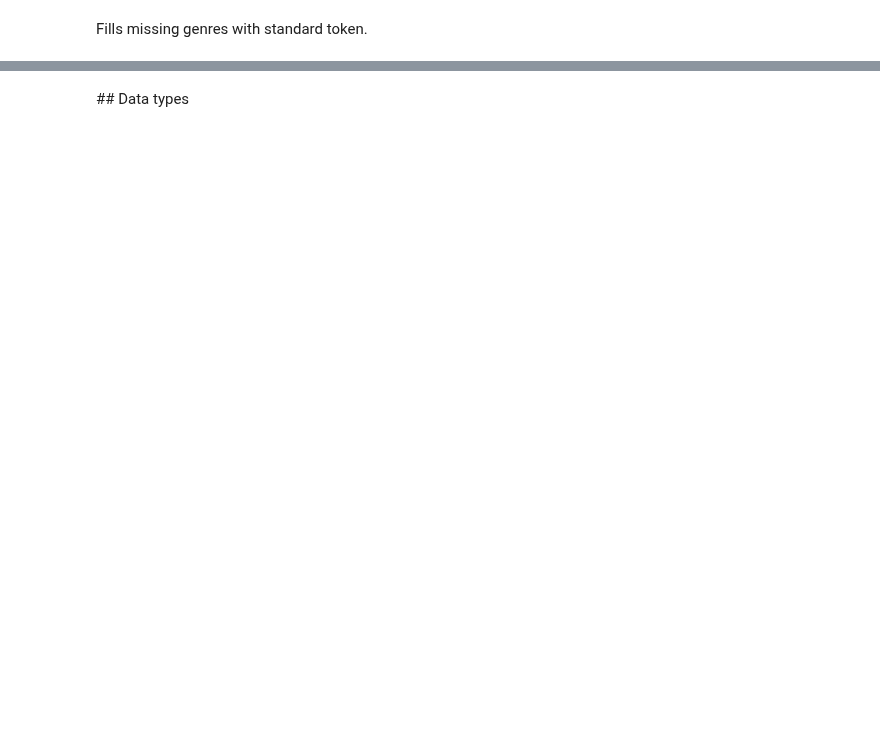
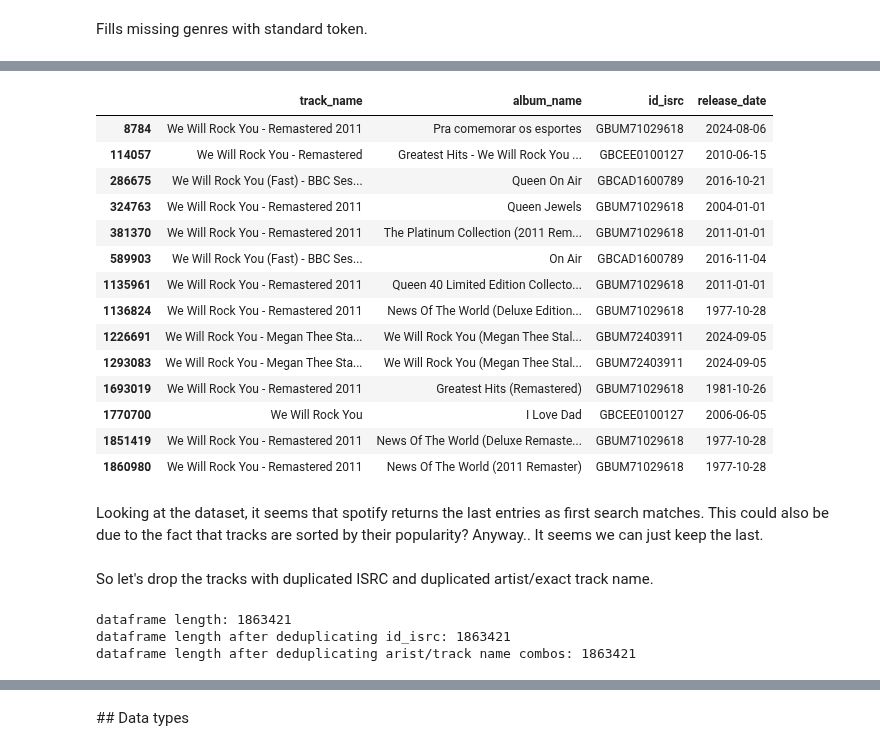
Before and after one commit to peppedilillo/toposonico, a Jupyter notebook: notebooks/06_cleaning.ipynb, the cells around one changed output, grey strips where cells are left out. Drawn from its saved outputs; the diff is of its cells as text; code cells hidden in the pictures; blank space fills up the shorter version.

```diff
--- a/notebooks/06_cleaning.ipynb
+++ b/notebooks/06_cleaning.ipynb
@@ -64,0 +90,22 @@ df["artist_genres"] = df["artist_genres"].fillna(value="<GENRE_UNKNOWN>")
+# %%
+duplicated_id_isrc = _df[_df.duplicated("id_isrc", keep=False)][["track_name", "album_name", "id_isrc", "release_date"]]
+duplicated_id_isrc[duplicated_id_isrc["track_name"].str.lower().str.startswith("we will")]
+# %% [output]
+|  | track_name | album_name | id_isrc | release_date |
+| 8784 | We Will Rock You - Remastered 2011 | Pra comemorar os esportes | GBUM71029618 | 2024-08-06 |
+| 114057 | We Will Rock You - Remastered | Greatest Hits - We Will Rock You ... | GBCEE0100127 | 2010-06-15 |
+| 286675 | We Will Rock You (Fast) - BBC Ses... | Queen On Air | GBCAD1600789 | 2016-10-21 |
+| 324763 | We Will Rock You - Remastered 2011 | Queen Jewels | GBUM71029618 | 2004-01-01 |
+| 381370 | We Will Rock You - Remastered 2011 | The Platinum Collection (2011 Rem... | GBUM71029618 | 2011-01-01 |
+| 589903 | We Will Rock You (Fast) - BBC Ses... | On Air | GBCAD1600789 | 2016-11-04 |
+| 1135961 | We Will Rock You - Remastered 2011 | Queen 40 Limited Edition Collecto... | GBUM71029618 | 2011-01-01 |
+| 1136824 | We Will Rock You - Remastered 2011 | News Of The World (Deluxe Edition... | GBUM71029618 | 1977-10-28 |
+| 1226691 | We Will Rock You - Megan Thee Sta... | We Will Rock You (Megan Thee Stal... | GBUM72403911 | 2024-09-05 |
+| 1293083 | We Will Rock You - Megan Thee Sta... | We Will Rock You (Megan Thee Stal... | GBUM72403911 | 2024-09-05 |
+| 1693019 | We Will Rock You - Remastered 2011 | Greatest Hits (Remastered) | GBUM71029618 | 1981-10-26 |
+| 1770700 | We Will Rock You | I Love Dad | GBCEE0100127 | 2006-06-05 |
+| 1851419 | We Will Rock You - Remastered 2011 | News Of The World (Deluxe Remaste... | GBUM71029618 | 1977-10-28 |
+| 1860980 | We Will Rock You - Remastered 2011 | News Of The World (2011 Remaster) | GBUM71029618 | 1977-10-28 |
+# %% [markdown]
+Looking at the dataset, it seems that spotify returns the last entries as first search matches. This could also be due to the fact that tracks are sorted by their popularity?
+Anyway.. It seems we can just keep the last.
@@ -64,0 +139,12 @@ df["artist_genres"] = df["artist_genres"].fillna(value="<GENRE_UNKNOWN>")
+# %% [markdown]
+So let's drop the tracks with duplicated ISRC and duplicated artist/exact track name.
+# %%
+print(f"dataframe length: {len(df)}")
+_df = df.drop_duplicates("id_isrc", keep="last").reset_index()
+print(f"dataframe length after deduplicating id_isrc: {len(df)}")
+_df = _df.drop_duplicates(["artist_rowid", "track_name"], keep="last").reset_index(drop=True)
+print(f"dataframe length after deduplicating arist/track name combos: {len(df)}")
+# %% [output]
+dataframe length: 1863421
+dataframe length after deduplicating id_isrc: 1863421
+dataframe length after deduplicating arist/track name combos: 1863421
```
Also changed, not shown: parts of 10 cells of this notebook, 2 other files.
